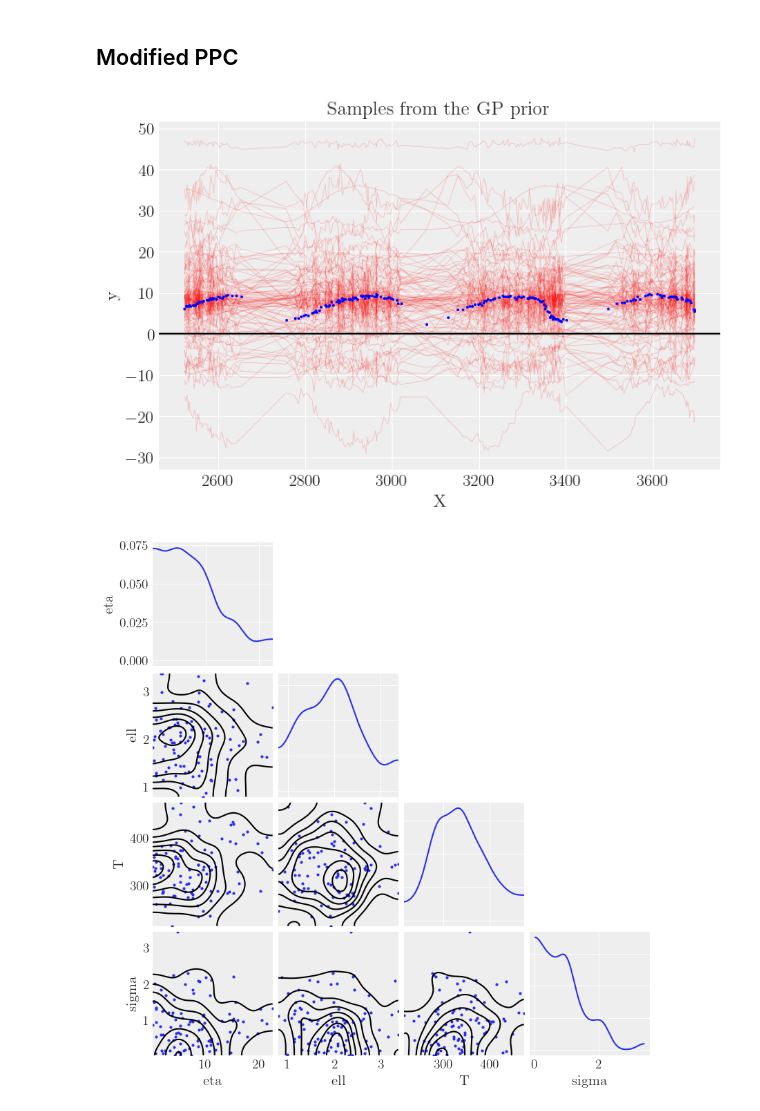
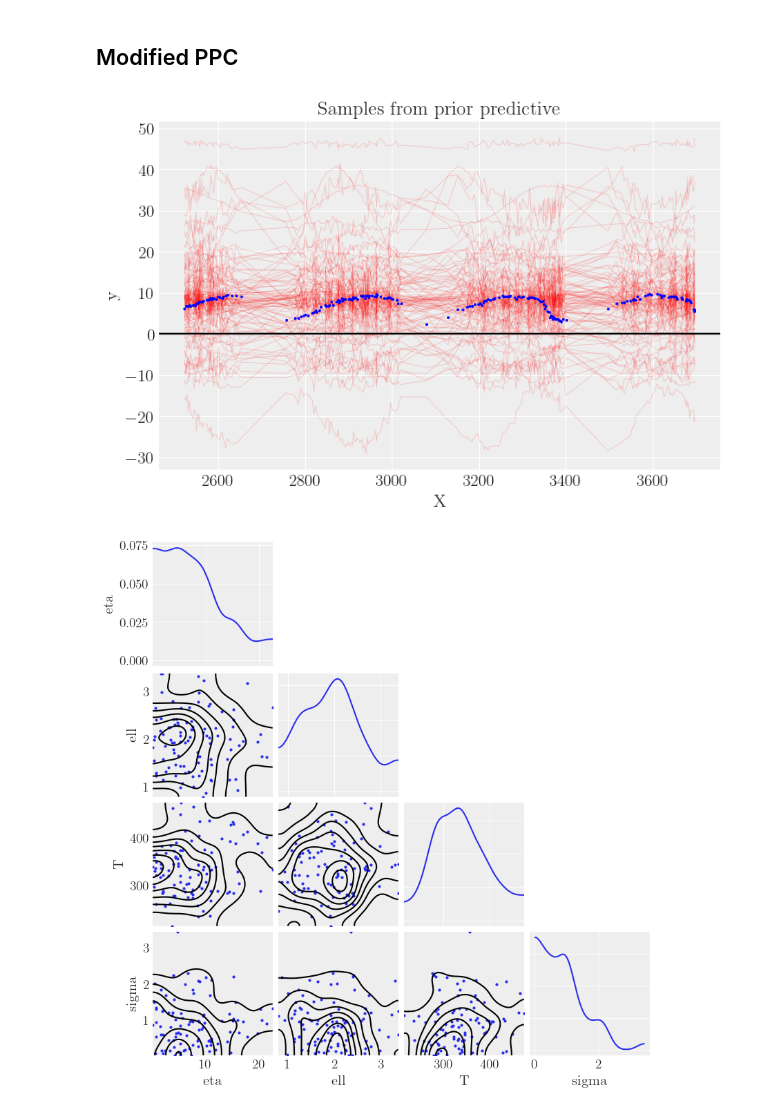
Before and after one commit to shihchingfu/omi-ceti, a Jupyter notebook: pymc-gp-fitting-periodic-AB_test.ipynb, the cells around one changed output. Cells and saved outputs as stored; diff of their text form; code cells hidden in the pictures.

```diff
--- a/pymc-gp-fitting-periodic-AB_test.ipynb
+++ b/pymc-gp-fitting-periodic-AB_test.ipynb
@@ -135,18 +131,18 @@ ax2.set_yscale('log');
 # %%
 fig = plt.figure()
 ax = fig.add_subplot(1,1,1)
 
 for prior_pred in idata.prior_predictive.y.to_numpy()[0]:
     ax.plot(t,prior_pred,lw=0.5,alpha=0.2,color='r')
 
 ax.scatter(x=t, y=y, s=1.5, c="b", zorder=10)
 
 ax.axhline(0, color="black")
-ax.set_title("Samples from the GP prior predictive")
-ax.set_ylabel("y")
-ax.set_xlabel("X");
+ax.set_title("Samples from prior predictive")
+ax.set_xlabel("X")
+ax.set_ylabel("y");
 # %% [output]
-[figure, old version]
+[figure, new version]
 # %%
 az.plot_pair(idata, group='prior', var_names=['eta', 'ell', 'T', 'sigma'], kind=['scatter','kde'], marginals=True, figsize=(8,8));
 # %% [output]
```
Also changed, not shown: parts of 14 cells of this notebook, 1 other file.
